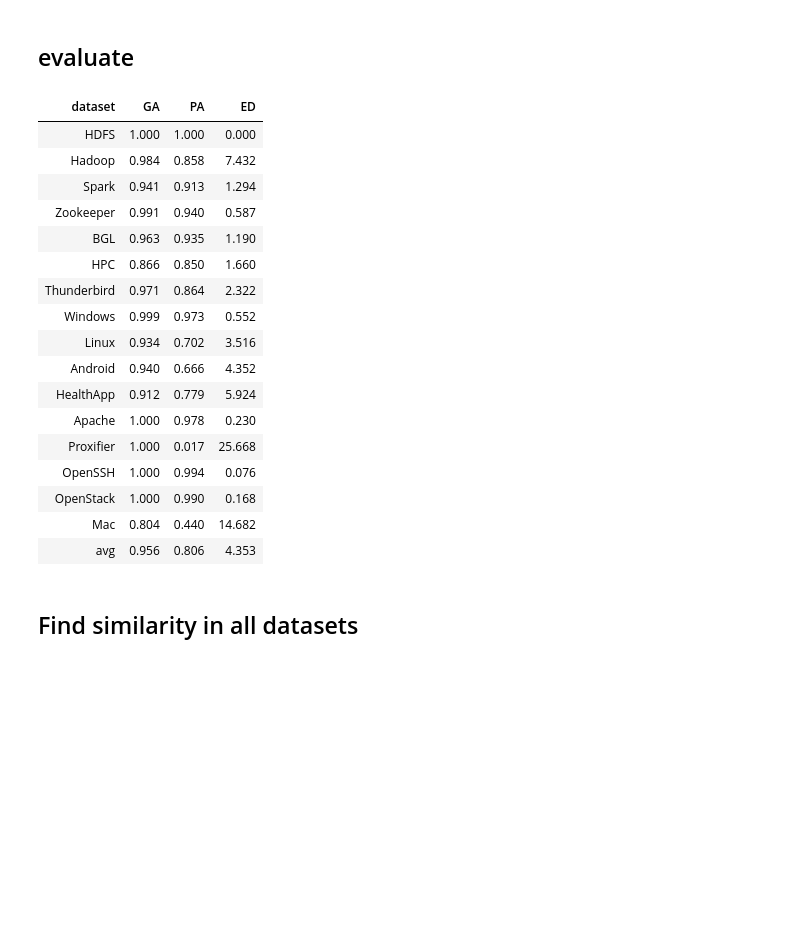
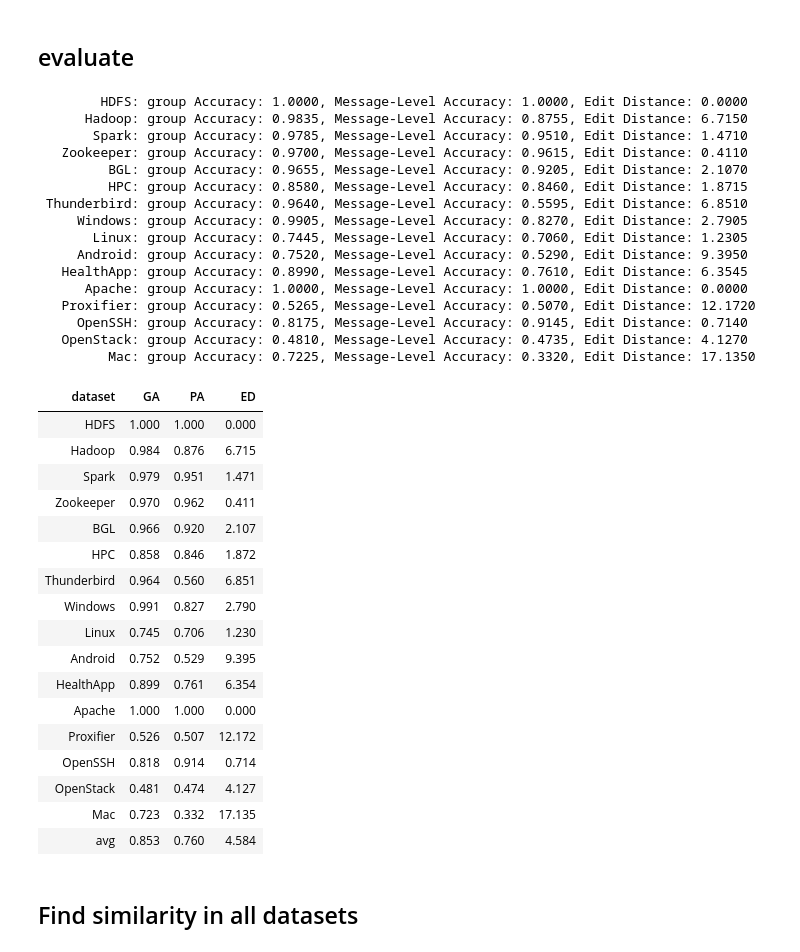
Before and after one commit to LogIntelligence/LogBatcher, a Jupyter notebook: idea.ipynb, the cells around one changed output. Drawn from its saved outputs; the diff is of its cells as text; code cells hidden in the pictures; blank space fills up the shorter version.

```diff
--- a/idea.ipynb
+++ b/idea.ipynb
@@ -111,54 +111,70 @@ table_data = {
     'PA': [],
     'ED': []
 }
-datasets = ['BGL', 'HDFS', 'Linux', 'HealthApp', 'OpenStack', 'OpenSSH', 'Proxifier', 'HPC', 'Zookeeper', 'Mac', 'Hadoop']
 
 # Note: chage the file name to the name of the log file
-file_name = 'Test'
+results_file_name = ['0shot_bestTry', 'Test']
+file_name = 'Test_batch_match_first'
 
 result_table_path = f'outputs/parser/{file_name}/result_tabel.csv'
 if os.path.exists(result_table_path):
     df = pd.read_csv(result_table_path)
 else:
     ga, pa ,ed = [],[],[]
     for dataset in datasets:
         table_data['dataset'].append(dataset)
         file_path = f'outputs/parser/{file_name}/{dataset}.csv'
 
         a,b,c,d = evaluate(file_path, dataset)
         ga.append(a)
         pa.append(b)
         ed.append(c)
 
     table_data['dataset'].append('avg')
     table_data['GA'] = calculate_avg(ga)
     table_data['PA'] = calculate_avg(pa)
     table_data['ED'] = calculate_avg(ed)
 
     df = pd.DataFrame(table_data)
     df.to_csv(result_table_path, index=False)
 
 table = df.to_html(index=False)
 display(HTML(table))
 # %% [output]
+        HDFS: group Accuracy: 1.0000, Message-Level Accuracy: 1.0000, Edit Distance: 0.0000
+      Hadoop: group Accuracy: 0.9835, Message-Level Accuracy: 0.8755, Edit Distance: 6.7150
+       Spark: group Accuracy: 0.9785, Message-Level Accuracy: 0.9510, Edit Distance: 1.4710
+   Zookeeper: group Accuracy: 0.9700, Message-Level Accuracy: 0.9615, Edit Distance: 0.4110
+         BGL: group Accuracy: 0.9655, Message-Level Accuracy: 0.9205, Edit Distance: 2.1070
+         HPC: group Accuracy: 0.8580, Message-Level Accuracy: 0.8460, Edit Distance: 1.8715
+ Thunderbird: group Accuracy: 0.9640, Message-Level Accuracy: 0.5595, Edit Distance: 6.8510
+     Windows: group Accuracy: 0.9905, Message-Level Accuracy: 0.8270, Edit Distance: 2.7905
+       Linux: group Accuracy: 0.7445, Message-Level Accuracy: 0.7060, Edit Distance: 1.2305
+     Android: group Accuracy: 0.7520, Message-Level Accuracy: 0.5290, Edit Distance: 9.3950
+   HealthApp: group Accuracy: 0.8990, Message-Level Accuracy: 0.7610, Edit Distance: 6.3545
+      Apache: group Accuracy: 1.0000, Message-Level Accuracy: 1.0000, Edit Distance: 0.0000
+   Proxifier: group Accuracy: 0.5265, Message-Level Accuracy: 0.5070, Edit Distance: 12.1720
+     OpenSSH: group Accuracy: 0.8175, Message-Level Accuracy: 0.9145, Edit Distance: 0.7140
+   OpenStack: group Accuracy: 0.4810, Message-Level Accuracy: 0.4735, Edit Distance: 4.1270
+         Mac: group Accuracy: 0.7225, Message-Level Accuracy: 0.3320, Edit Distance: 17.1350
 | dataset | GA | PA | ED |
 | HDFS | 1.000 | 1.000 | 0.000 |
-| Hadoop | 0.984 | 0.858 | 7.432 |
-| Spark | 0.941 | 0.913 | 1.294 |
-| Zookeeper | 0.991 | 0.940 | 0.587 |
-| BGL | 0.963 | 0.935 | 1.190 |
-| HPC | 0.866 | 0.850 | 1.660 |
-| Thunderbird | 0.971 | 0.864 | 2.322 |
-| Windows | 0.999 | 0.973 | 0.552 |
-| Linux | 0.934 | 0.702 | 3.516 |
-| Android | 0.940 | 0.666 | 4.352 |
-| HealthApp | 0.912 | 0.779 | 5.924 |
-| Apache | 1.000 | 0.978 | 0.230 |
-| Proxifier | 1.000 | 0.017 | 25.668 |
-| OpenSSH | 1.000 | 0.994 | 0.076 |
-| OpenStack | 1.000 | 0.990 | 0.168 |
-| Mac | 0.804 | 0.440 | 14.682 |
-| avg | 0.956 | 0.806 | 4.353 |
+| Hadoop | 0.984 | 0.876 | 6.715 |
+| Spark | 0.979 | 0.951 | 1.471 |
+| Zookeeper | 0.970 | 0.962 | 0.411 |
+| BGL | 0.966 | 0.920 | 2.107 |
+| HPC | 0.858 | 0.846 | 1.872 |
+| Thunderbird | 0.964 | 0.560 | 6.851 |
+| Windows | 0.991 | 0.827 | 2.790 |
+| Linux | 0.745 | 0.706 | 1.230 |
+| Android | 0.752 | 0.529 | 9.395 |
+| HealthApp | 0.899 | 0.761 | 6.354 |
+| Apache | 1.000 | 1.000 | 0.000 |
+| Proxifier | 0.526 | 0.507 | 12.172 |
+| OpenSSH | 0.818 | 0.914 | 0.714 |
+| OpenStack | 0.481 | 0.474 | 4.127 |
+| Mac | 0.723 | 0.332 | 17.135 |
+| avg | 0.853 | 0.760 | 4.584 |
 # %% [markdown]
 ## Find similarity in all datasets
 # %%
```
Also changed, not shown: parts of 1 cell of this notebook, 37 other files.
